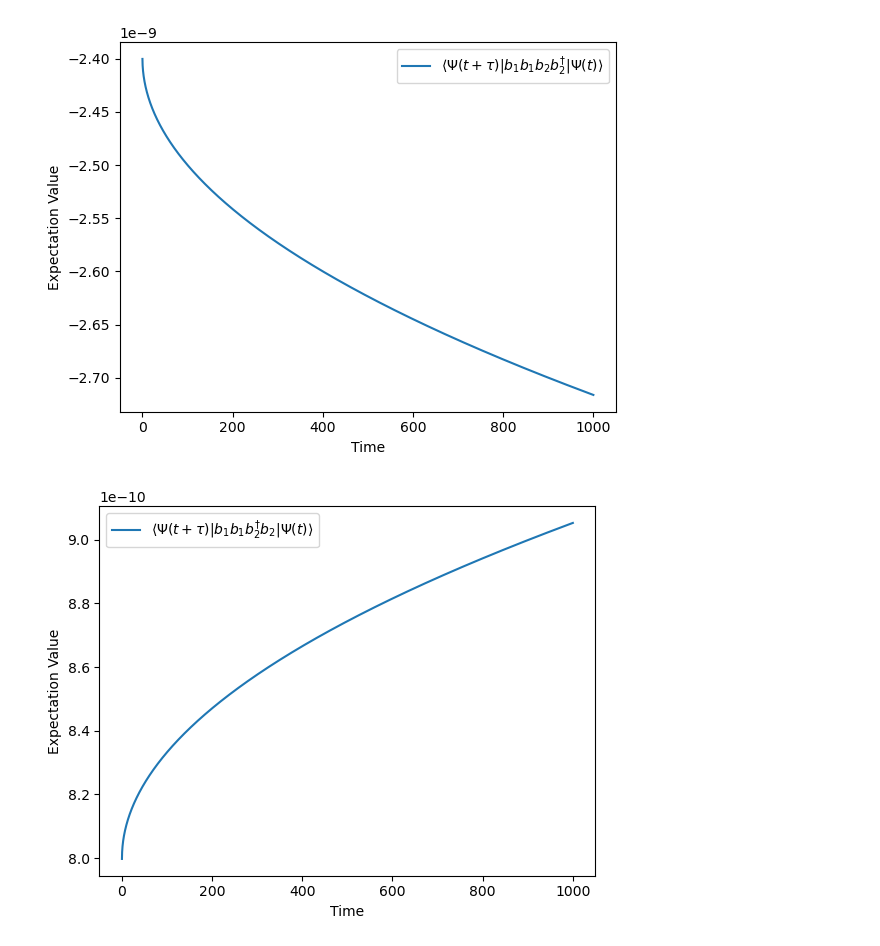
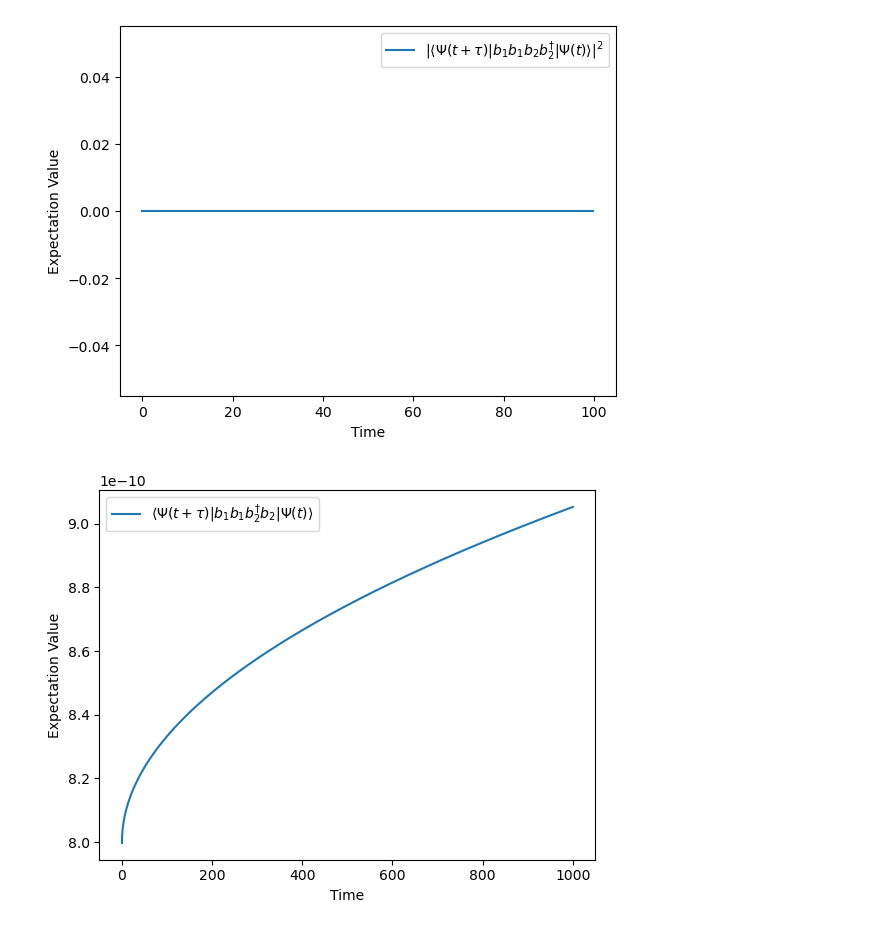
Before and after one commit to Gshilong/shilong, a Jupyter notebook: 代码CHO/3-1.ipynb, the cells around one changed output. Drawn from its saved outputs; the diff is of its cells as text; code cells hidden in the pictures.

```diff
--- a/代码CHO/3-1.ipynb
+++ b/代码CHO/3-1.ipynb
@@ -3,44 +3,51 @@ from qutip import *
 import numpy as np
 import matplotlib.pyplot as plt
 
 N = 10  # Fock空间维度
 b1 = tensor(destroy(N), qeye(N))
 b2 = tensor(qeye(N), destroy(N))
 omega = 1.0
-g_0 = 0.1
+g_0 = 1.0
 
 # 定义系统的哈密顿量 H 和观测量 Q
 H0 = omega * (b1.dag() * b1 + b2.dag() * b2 + 1)
 H1 = g_0/(omega**2) * ((b1.dag() + b1)**2) * ((b2.dag() + b2)**2)
 H = H0 + H1  # 哈密顿量
 Q1 = b1 * b1 * b2 * b2.dag()
 Q2 = b1 * b1 * b2.dag() * b2
 Q3 = b1 * b1.dag() * b2 * b2
 Q4 = b1.dag() * b1 * b2 * b2
 
-psi0 = tensor(basis(N, 0), basis(N, 0))  # 两个谐振子的基态
+psi0_1 = tensor(basis(N, 0), basis(N, 0))
 
 # 定义时间范围和时间间隔
-t_list1 = np.linspace(0, 1000, 10**4) # 时间范围
-tau1 = 0.0001  # 时间间隔
+# t_list1 = np.linspace(0, 1000, 10**4) # 时间范围
+t_list1 = []
+tau1 = 0.1  # 时间间隔
 
 # 计算随时间演化的期望值
 expectation_values1 = []
+possibility1 = []
 
-for t1 in t_list1:
-    result = mesolve(H, psi0, [t1, t1 + tau1], [b1 * b1 * b2 * b2.dag()])
-    Ψ_t_plus_tau1 = result.states[-1]
-    expectation_value1 = expect(Q1, Ψ_t_plus_tau1)
-    expectation_values1.append(expectation_value1)
+for t1 in range(1000):
+    t1_1 = t1 * tau1
+    t_list1.append(t1_1)
+    times1 = [t1_1,t1_1+tau1]
+    result = sesolve(H, psi0_1, times1, [])
+    Psi_t1_plus_tau1 = result.states[1]
+    Psi_t1 = result.states[0]
+    # print(Psi_t1,Psi_t1_plus_tau1)
+    expectation_value1 = Psi_t1_plus_tau1.dag() * Q1 * Psi_t1
+    possibility1.append(np.vdot(expectation_value1,expectation_value1))
 
 # 绘制结果
-plt.plot(t_list1, expectation_values1, label=r'$\langle Ψ(t+\tau) | b_1b_1b_2b_2^{\dagger} | Ψ(t) \rangle$')
+plt.plot(t_list1, possibility1, label=r'$|\langle Ψ(t+\tau) | b_1b_1b_2b_2^{\dagger} | Ψ(t) \rangle|^2$')
 plt.xlabel('Time')
 plt.ylabel('Expectation Value')
 plt.legend()
 plt.show()
 # %% [output]
-[figure, old version]
+[figure, new version]
 # %%
 # 定义时间范围和时间间隔
 t_list2 = np.linspace(0, 1000, 10**4) # 时间范围
```
Also changed, not shown: 1 other file.
